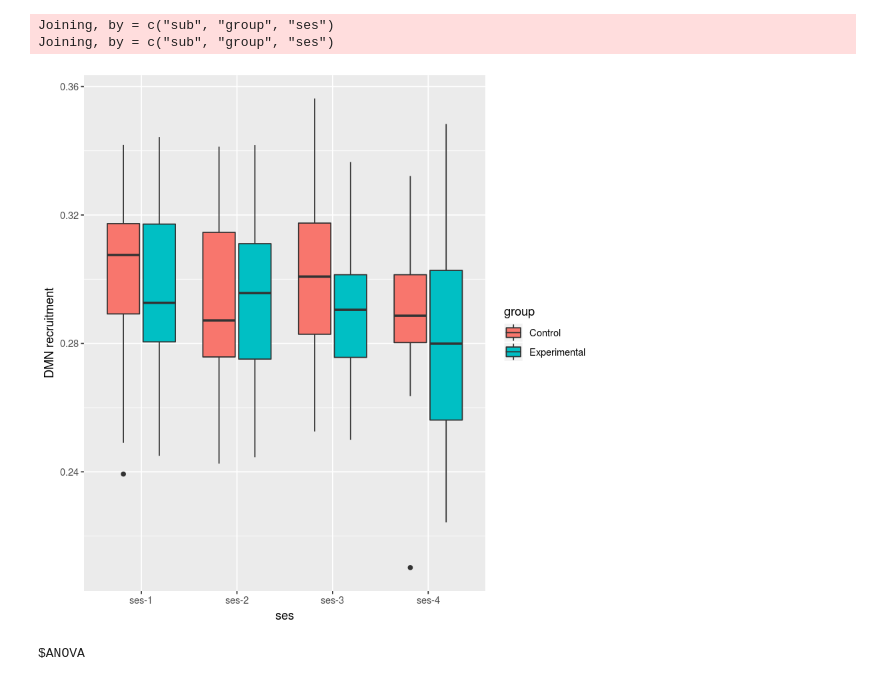
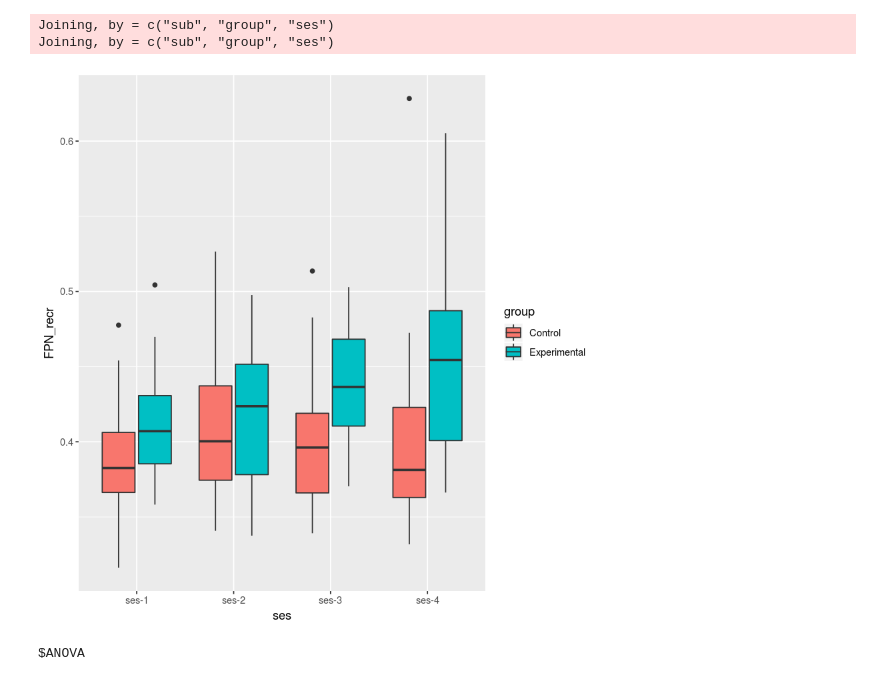
Before and after one commit to kbonna/LearningBrain_networks, a Jupyter notebook: notebooks/plotting_mulrilayer.ipynb, the cells around one changed output. Cells and saved outputs as stored; diff of their text form; code cells hidden in the pictures.

```diff
--- a/notebooks/plotting_mulrilayer.ipynb
+++ b/notebooks/plotting_mulrilayer.ipynb
@@ -38,9 +20,9 @@ Joining, by = c("sub", "group", "ses")
 # %%
 dmn %>%
     #filter(!(sub %in% dualnback_exclude)) %>%
-    ggplot(aes(ses, DMN_integ, fill = group)) + geom_boxplot() + ylab('DMN recruitment')
+    ggplot(aes(ses, FPN_recr, fill = group)) + geom_boxplot()
 # %% [output]
-[figure, old version]
+[figure, new version]
 # %%
 dmn %>% filter(sub != 'sub-041') %>% ezANOVA(DMN_recr, within = ses, between = group, wid = sub)
 # %% [output]
```
Also changed, not shown: parts of 1 cell of this notebook, 2 other files.
